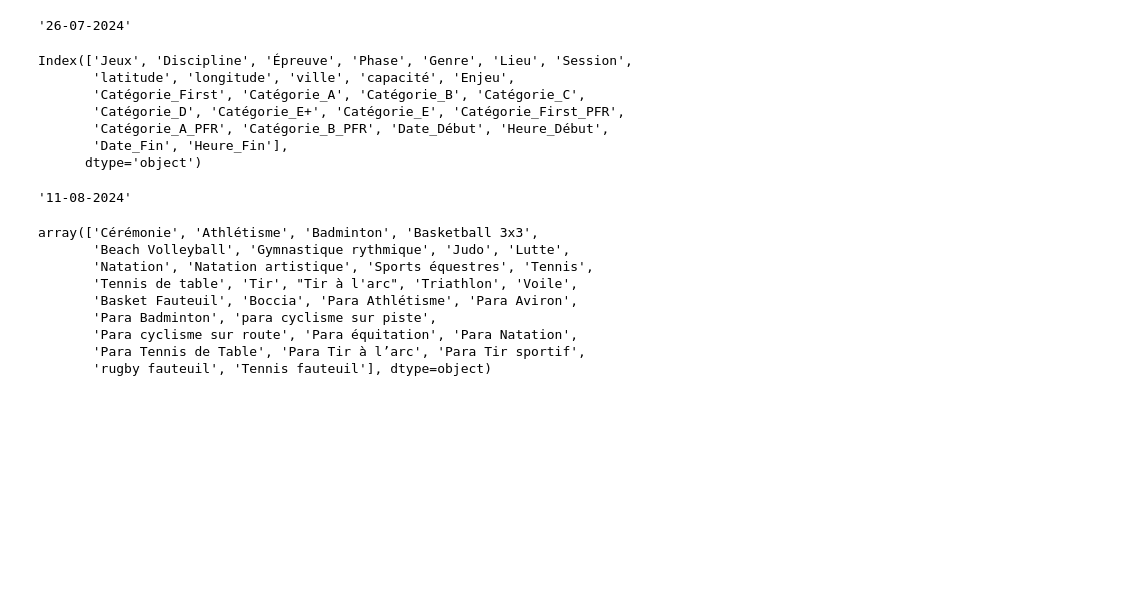
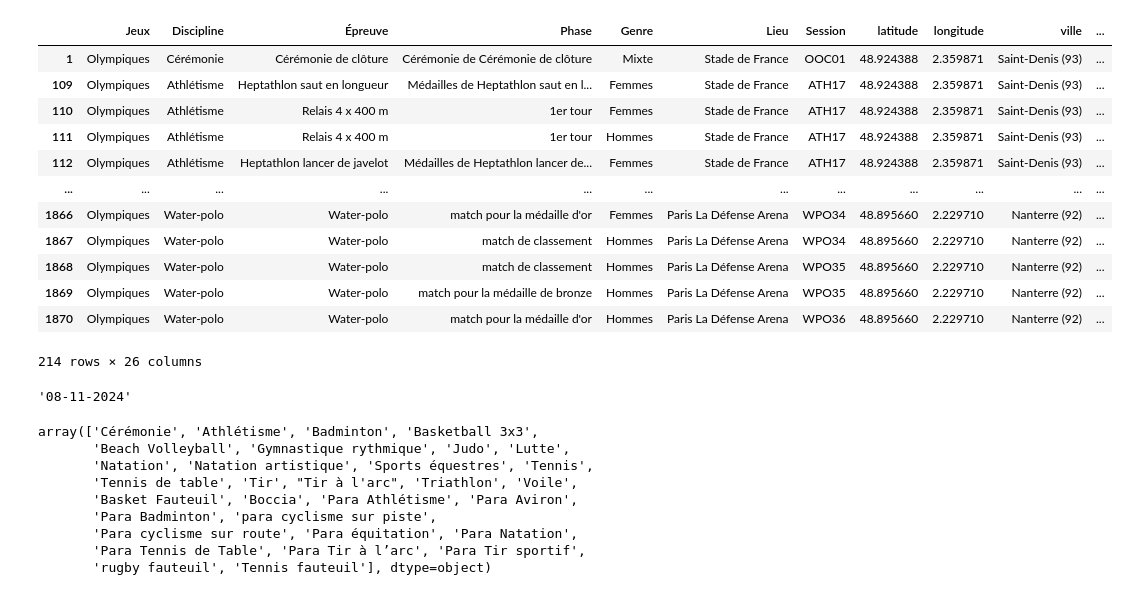
Before and after one commit to JuanjoCervilla/Hackaviz-jeux-olympiques, a Jupyter notebook: data/Data_mining.ipynb, the cells around one changed output. Saved outputs shown, nothing was run; the diff lists cells and outputs as text; code cells hidden in the pictures; blank space fills up the shorter version.

```diff
--- a/data/Data_mining.ipynb
+++ b/data/Data_mining.ipynb
@@ -30,28 +30,34 @@ df_jo['Heure_Fin'] = df_jo['Heure_Fin'].apply(format_time)
 df_jo.drop(columns=['Fin'], inplace=True)
 # %%
 df_jo['Date_Début'] = pd.to_datetime(df_jo['Date_Début'])
-df_jo['Date_Début'] = df_jo['Date_Début'].dt.strftime('%d-%m-%Y')
+df_jo['Date_Début'] = df_jo['Date_Début'].dt.strftime('%m-%d-%Y')
 
 df_jo['Date_Fin'] = pd.to_datetime(df_jo['Date_Fin'])
-df_jo['Date_Fin'] = df_jo['Date_Fin'].dt.strftime('%d-%m-%Y')
+df_jo['Date_Fin'] = df_jo['Date_Fin'].dt.strftime('%m-%d-%Y')
-# %%
-df_jo['Date_Fin'][0]
-# %% [output]
-'26-07-2024'
-# %%
-df_jo.columns
-# %% [output]
-Index(['Jeux', 'Discipline', 'Épreuve', 'Phase', 'Genre', 'Lieu', 'Session',
-       'latitude', 'longitude', 'ville', 'capacité', 'Enjeu',
-       'Catégorie_First', 'Catégorie_A', 'Catégorie_B', 'Catégorie_C',
-       'Catégorie_D', 'Catégorie_E+', 'Catégorie_E', 'Catégorie_First_PFR',
-       'Catégorie_A_PFR', 'Catégorie_B_PFR', 'Date_Début', 'Heure_Début',
-       'Date_Fin', 'Heure_Fin'],
-      dtype='object')
+# %%
+start_date = '08-09-2024'
+end_date = '08-11-2024'
+df = df_jo[(df_jo['Date_Début'] >= start_date) & (df_jo['Date_Début'] <= end_date)]
+# %%
+df
+# %% [output]
+|  | Jeux | Discipline | Épreuve | Phase | Genre | Lieu | Session | latitude | longitude | ville | ... |
+| 1 | Olympiques | Cérémonie | Cérémonie de clôture | Cérémonie de Cérémonie de clôture | Mixte | Stade de France | OOC01 | 48.924388 | 2.359871 | Saint-Denis (93) | ... |
+| 109 | Olympiques | Athlétisme | Heptathlon saut en longueur | Médailles de Heptathlon saut en l... | Femmes | Stade de France | ATH17 | 48.924388 | 2.359871 | Saint-Denis (93) | ... |
+| 110 | Olympiques | Athlétisme | Relais 4 x 400 m | 1er tour | Femmes | Stade de France | ATH17 | 48.924388 | 2.359871 | Saint-Denis (93) | ... |
+| 111 | Olympiques | Athlétisme | Relais 4 x 400 m | 1er tour | Hommes | Stade de France | ATH17 | 48.924388 | 2.359871 | Saint-Denis (93) | ... |
+| 112 | Olympiques | Athlétisme | Heptathlon lancer de javelot | Médailles de Heptathlon lancer de... | Femmes | Stade de France | ATH17 | 48.924388 | 2.359871 | Saint-Denis (93) | ... |
+| ... | ... | ... | ... | ... | ... | ... | ... | ... | ... | ... | ... |
+| 1866 | Olympiques | Water-polo | Water-polo | match pour la médaille d'or | Femmes | Paris La Défense Arena | WPO34 | 48.895660 | 2.229710 | Nanterre (92) | ... |
+| 1867 | Olympiques | Water-polo | Water-polo | match de classement | Hommes | Paris La Défense Arena | WPO34 | 48.895660 | 2.229710 | Nanterre (92) | ... |
+| 1868 | Olympiques | Water-polo | Water-polo | match de classement | Hommes | Paris La Défense Arena | WPO35 | 48.895660 | 2.229710 | Nanterre (92) | ... |
+| 1869 | Olympiques | Water-polo | Water-polo | match pour la médaille de bronze | Hommes | Paris La Défense Arena | WPO35 | 48.895660 | 2.229710 | Nanterre (92) | ... |
+| 1870 | Olympiques | Water-polo | Water-polo | match pour la médaille d'or | Hommes | Paris La Défense Arena | WPO36 | 48.895660 | 2.229710 | Nanterre (92) | ... |
+214 rows × 26 columns
 # %%
 df_jo[df_jo['Discipline'] == 'Athlétisme']['Date_Début'].max()
 # %% [output]
-'11-08-2024'
+'08-11-2024'
 # %%
 df_jo[df_jo['Genre'] == 'Mixte'].Discipline.unique()
 # %% [output]
```
Also changed, not shown: parts of 1 cell of this notebook, 3 other files.
